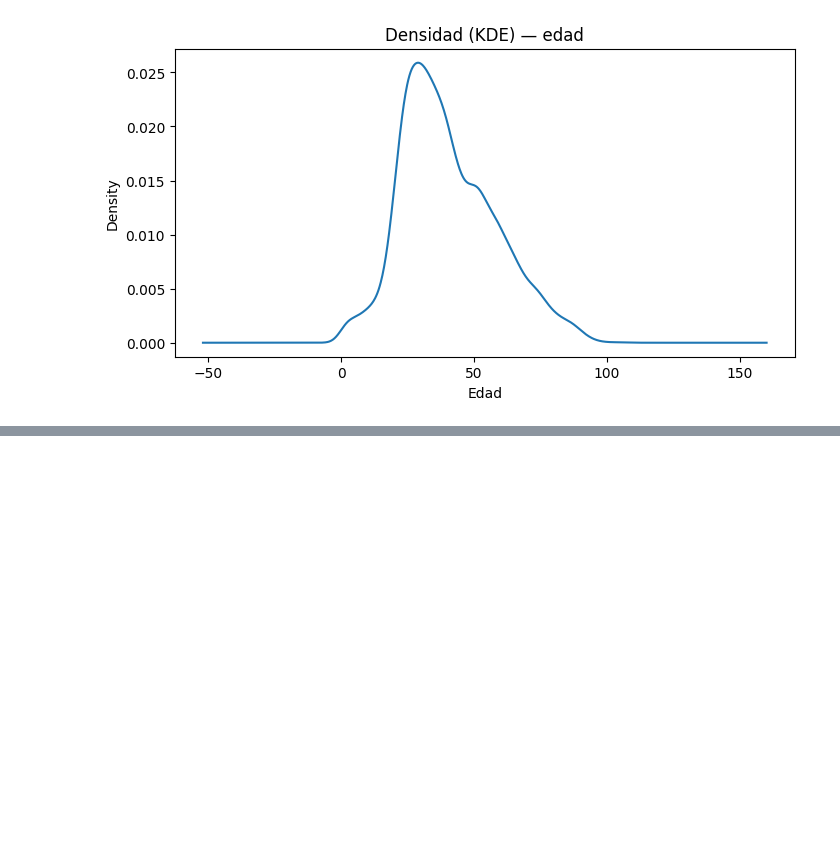
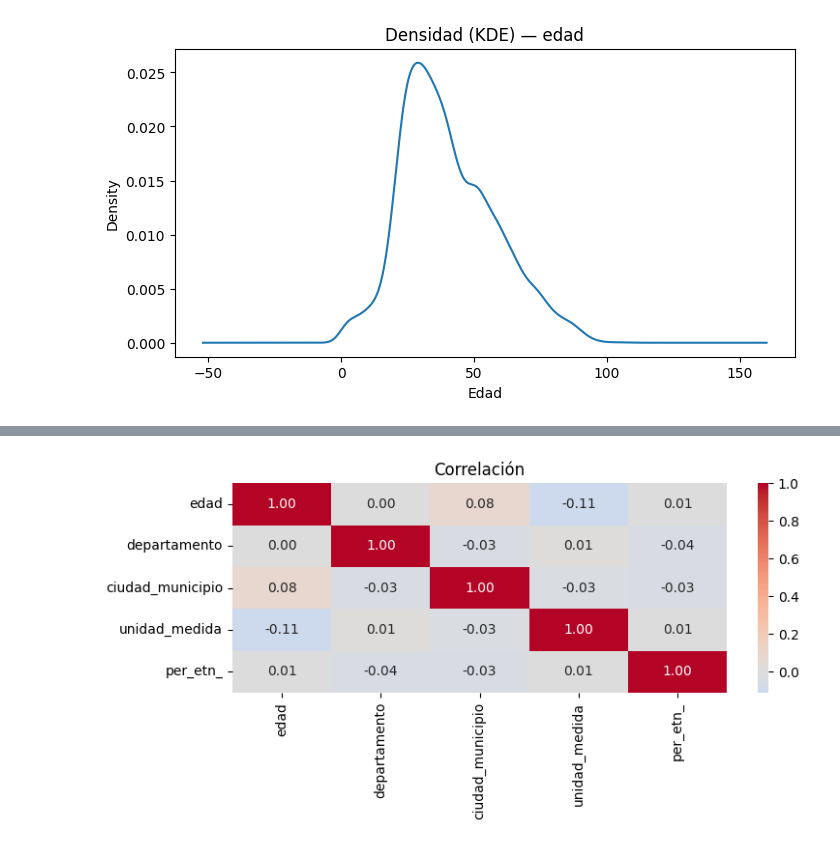
Before and after one commit to dannymateo/analisis-de-datos-parcial-2, a Jupyter notebook: Covid_19.ipynb, the cells around one changed output, grey strips where cells are left out. Saved outputs shown, nothing was run; the diff lists cells and outputs as text; code cells hidden in the pictures; blank space fills up the shorter version.

```diff
--- a/Covid_19.ipynb
+++ b/Covid_19.ipynb
@@ -141,0 +167,9 @@ plt.show()
+# %%
+# Correlación entre variables numéricas
+num_cols = ["edad", "departamento", "ciudad_municipio", "unidad_medida", "per_etn_"]
+sns.heatmap(df[num_cols].corr(), annot=True, fmt=".2f", cmap="coolwarm", center=0)
+plt.title("Correlación")
+plt.tight_layout()
+plt.show()
+# %% [output]
+[figure, added]
```
Also changed, not shown: parts of 8 cells of this notebook.
